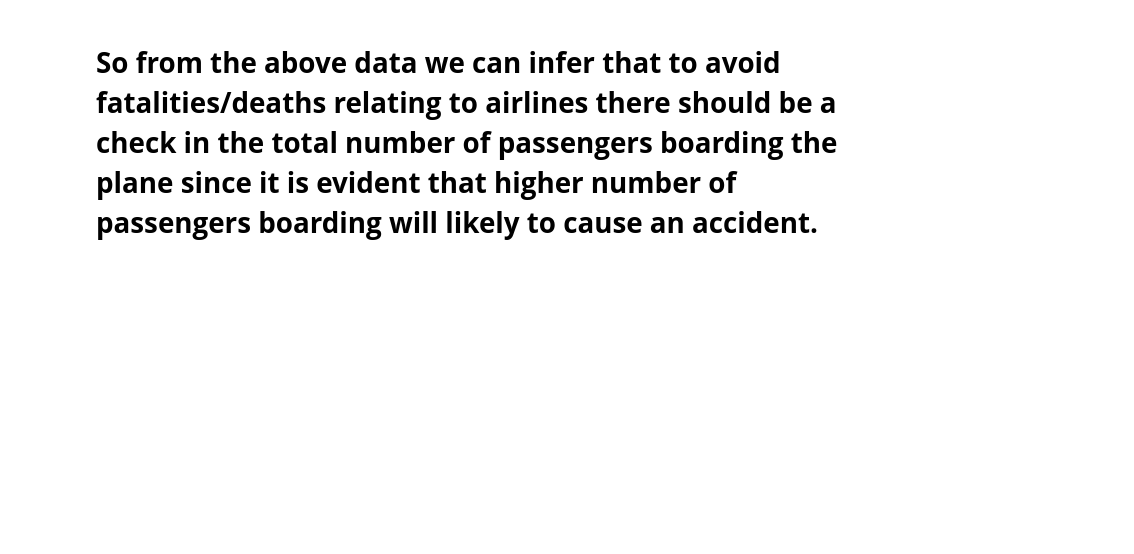
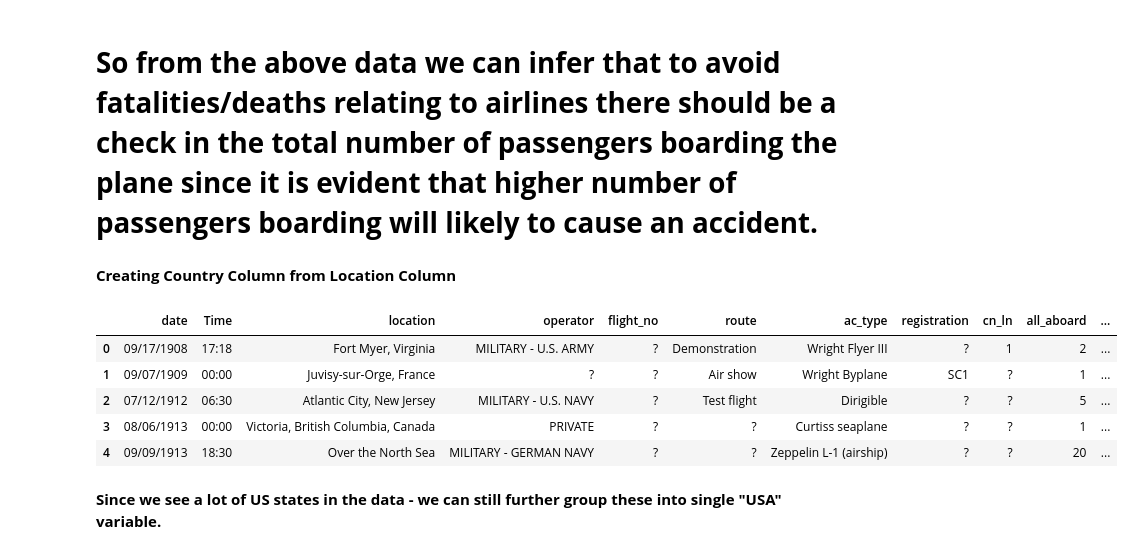
Before and after one commit to Tunjii10/AVIATION-AIRPLANE-FLIGHTS, a Jupyter notebook: Members/Ontor/Airline_Accidents.ipynb, the cells around one changed output. Drawn from its saved outputs; the diff is of its cells as text; code cells hidden in the pictures; blank space fills up the shorter version.

```diff
--- a/Members/Ontor/Airline_Accidents.ipynb
+++ b/Members/Ontor/Airline_Accidents.ipynb
@@ -226,3 +225,5 @@ SpearmanrResult(correlation=0.6800923018820116, pvalue=0.0)
 # **The coefficients suggests a pretty high correlation between the number of fatalities and people aboard.**
 # %% [markdown]
 # **So from the above data we can infer that to avoid fatalities/deaths relating to airlines there should be a check in the total number of passengers boarding the plane since it is evident that higher number of passengers boarding will likely to cause an accident.**
+# %% [markdown]
+**Creating Country Column from Location Column**
@@ -228,0 +236,11 @@ SpearmanrResult(correlation=0.6800923018820116, pvalue=0.0)
+# %%
+airline_data.head()
+# %% [output]
+|  | date | Time | location | operator | flight_no | route | ac_type | registration | cn_ln | all_aboard | ... |
+| 0 | 09/17/1908 | 17:18 | Fort Myer, Virginia | MILITARY - U.S. ARMY | ? | Demonstration | Wright Flyer III | ? | 1 | 2 | ... |
+| 1 | 09/07/1909 | 00:00 | Juvisy-sur-Orge, France | ? | ? | Air show | Wright Byplane | SC1 | ? | 1 | ... |
+| 2 | 07/12/1912 | 06:30 | Atlantic City, New Jersey | MILITARY - U.S. NAVY | ? | Test flight | Dirigible | ? | ? | 5 | ... |
+| 3 | 08/06/1913 | 00:00 | Victoria, British Columbia, Canada | PRIVATE | ? | ? | Curtiss seaplane | ? | ? | 1 | ... |
+| 4 | 09/09/1913 | 18:30 | Over the North Sea | MILITARY - GERMAN NAVY | ? | ? | Zeppelin L-1 (airship) | ? | ? | 20 | ... |
+# %% [markdown]
+**Since we see a lot of US states in the data - we can still further group these into single "USA" variable.**
```
Also changed, not shown: parts of 18 cells of this notebook.
